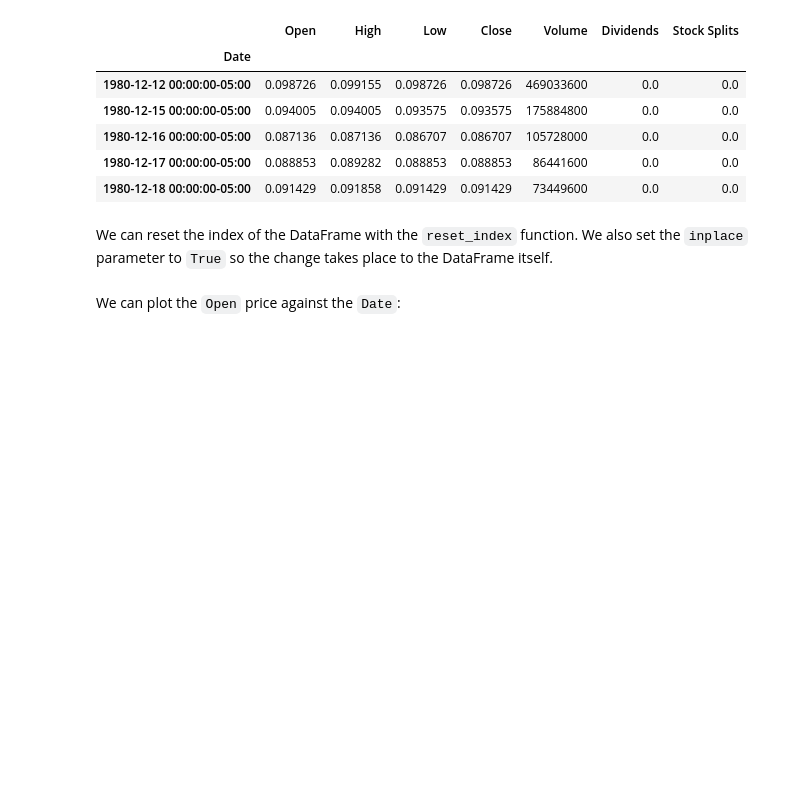
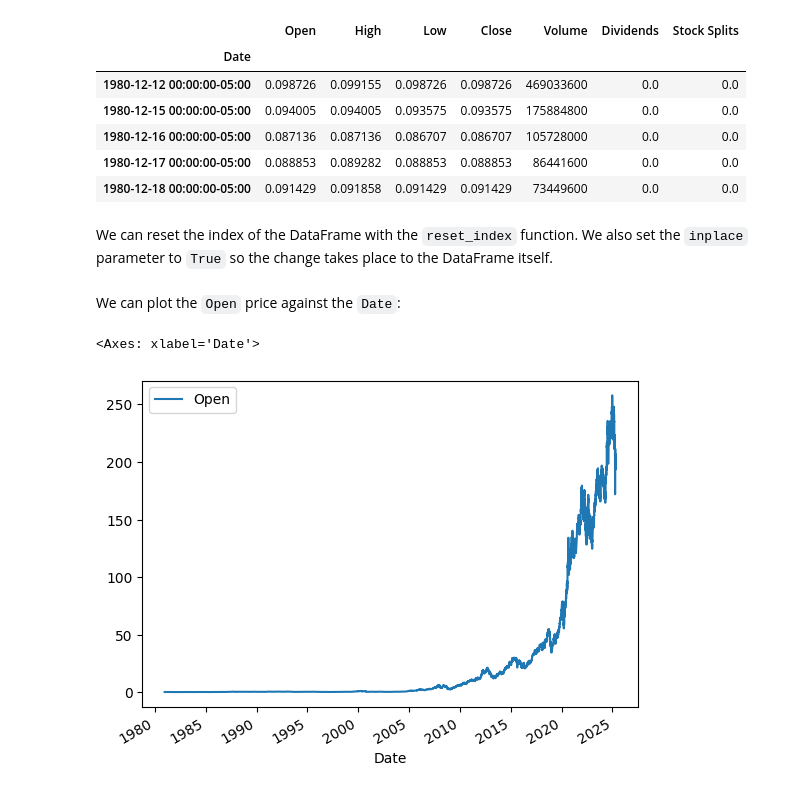
Before and after one commit to csanicola/important-reference-repo, a Jupyter notebook: Projects/data_scientist_dashboard.ipynb, the cells around one changed output. Cells and saved outputs as stored; diff of their text form; code cells hidden in the pictures; blank space fills up the shorter version.

```diff
--- a/Projects/data_scientist_dashboard.ipynb
+++ b/Projects/data_scientist_dashboard.ipynb
@@ -143,3 +149,8 @@ We can reset the index of the DataFrame with the `reset_index` function. We also
 apple_share_price_data.reset_index(inplace=True)
 # %% [markdown]
 We can plot the `Open` price against the `Date`:
+# %%
+apple_share_price_data.plot(x='Date', y='Open')
+# %% [output]
+<Axes: xlabel='Date'>
+[figure, added]
```
Also changed, not shown: parts of 34 cells of this notebook, 2 other files.
